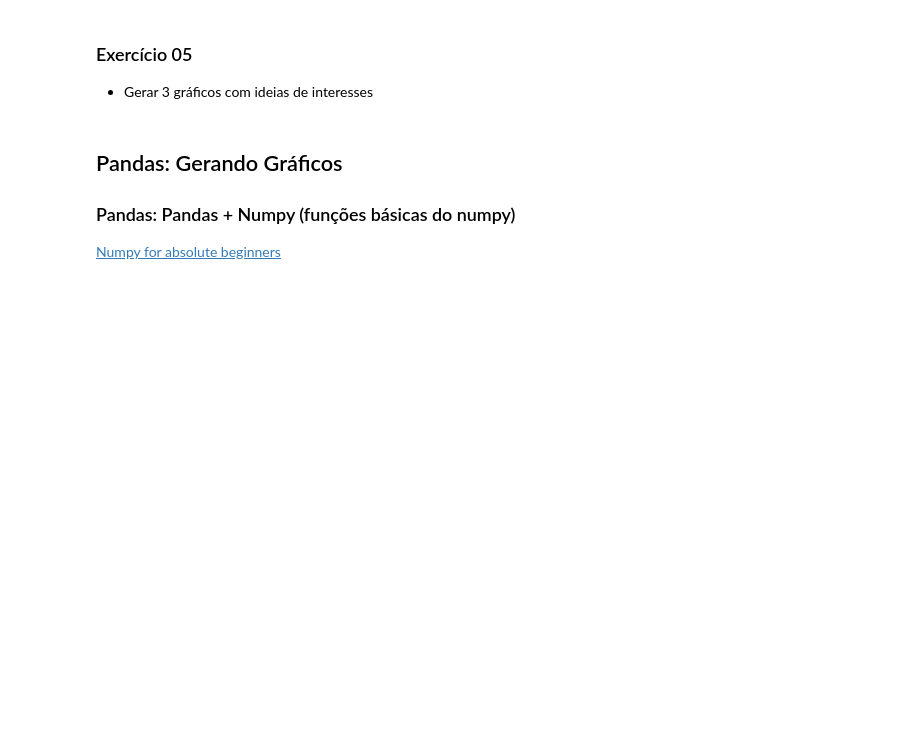
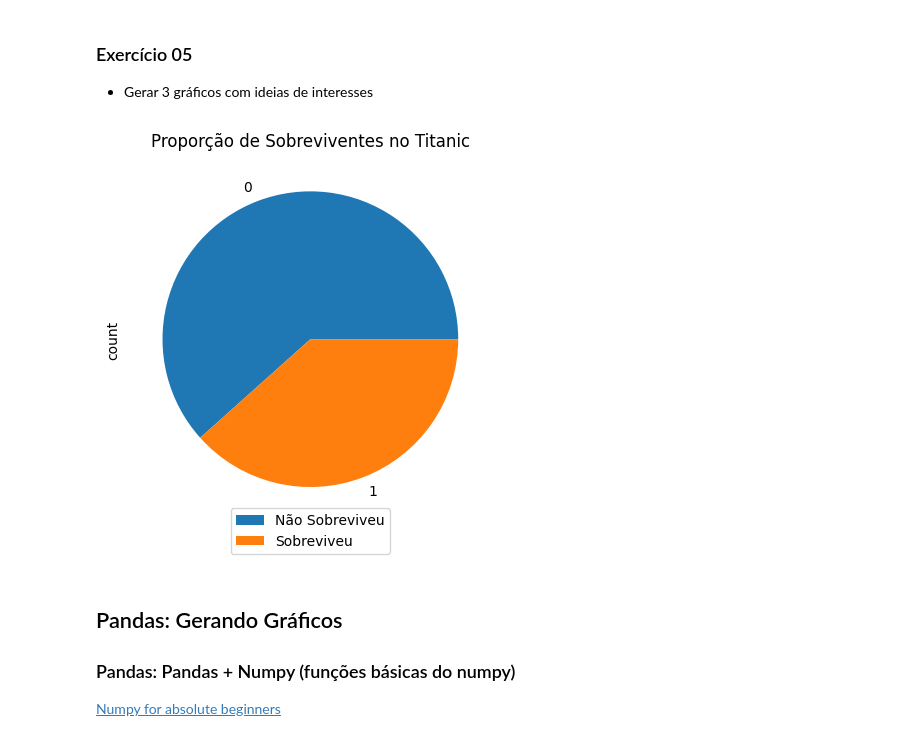
Before and after one commit to reprograma/on26-python-s12-pandas-numpy-II, a Jupyter notebook: material/aula_s12.ipynb, the cells around one changed output. Cells and saved outputs as stored; diff of their text form; code cells hidden in the pictures; blank space fills up the shorter version.

```diff
--- a/material/aula_s12.ipynb
+++ b/material/aula_s12.ipynb
@@ -77,5 +77,5 @@ Gráficos de linhas
 # %%
 import pandas as pd
 
-df = pd.read_csv("data/titanic.csv")
+df = pd.read_csv("titanic.csv")
 df
@@ -310,6 +617,14 @@ plt.title('Distribuição de Idade')
 ### Exercício 05
 
 - Gerar 3 gráficos com ideias de interesses
+# %%
+contagem_passageiros = df['Sobreviveu'].value_counts()
+contagem_passageiros.plot(kind='pie')
+
+plt.title('Proporção de Sobreviventes no Titanic')
+plt.legend(labels=labels, loc='lower center', bbox_to_anchor=(0.5, -0.10));
+# %% [output]
+[figure, added]
 # %% [markdown]
 ## Pandas: Gerando Gráficos
 
```
Also changed, not shown: parts of 47 cells of this notebook, 2 other files.
